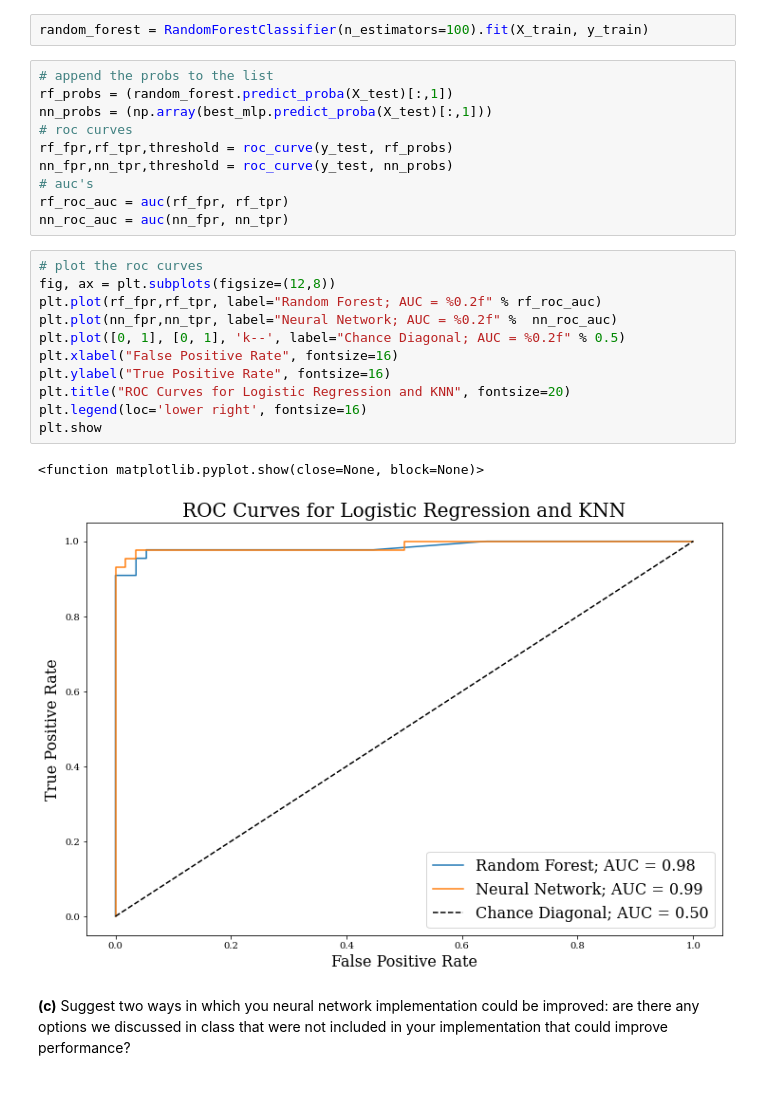
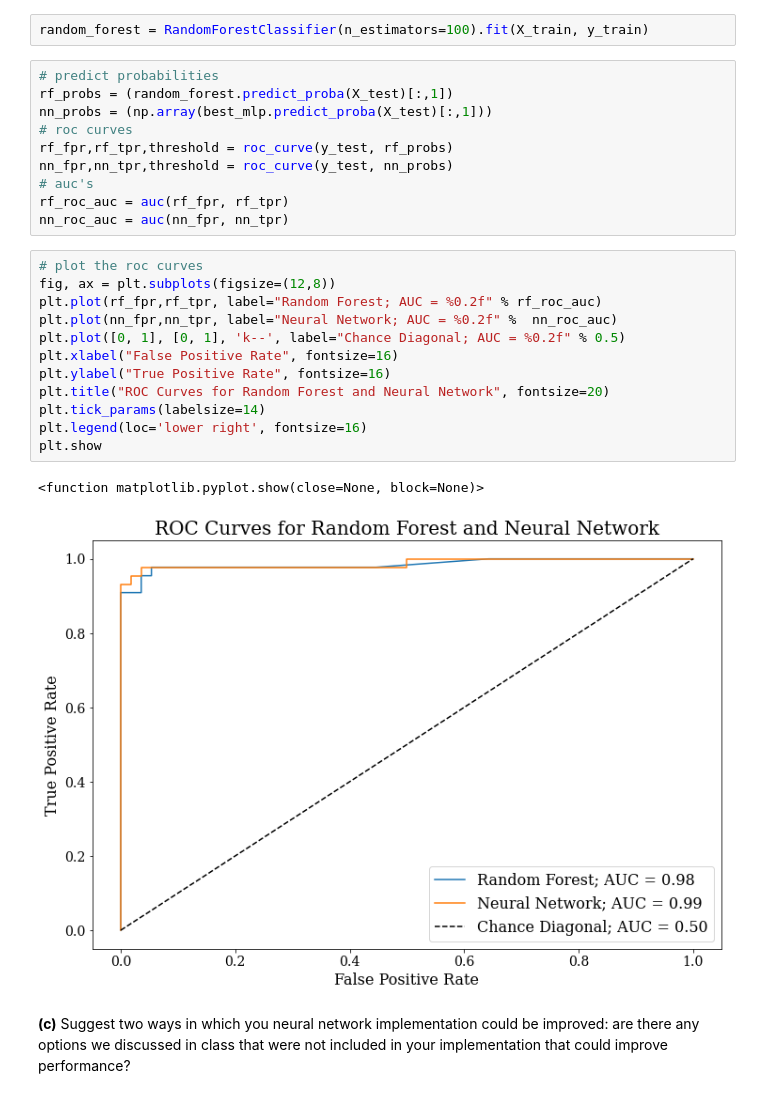
Before and after one commit to sdonatileach/Machine-Learning, a Jupyter notebook: Assignment_4.ipynb, the cells around one changed output. Saved outputs shown, nothing was run; the diff lists cells and outputs as text.

```diff
--- a/Assignment_4.ipynb
+++ b/Assignment_4.ipynb
@@ -964,7 +1081,7 @@ Report your performance on the test data with an ROC curve and compare against t
 # %%
 random_forest = RandomForestClassifier(n_estimators=100).fit(X_train, y_train)
 # %%
-# append the probs to the list
+# predict probabilities
 rf_probs = (random_forest.predict_proba(X_test)[:,1])
 nn_probs = (np.array(best_mlp.predict_proba(X_test)[:,1]))
 # roc curves
@@ -976,17 +1093,18 @@ nn_roc_auc = auc(nn_fpr, nn_tpr)
 # %%
 # plot the roc curves
 fig, ax = plt.subplots(figsize=(12,8))
 plt.plot(rf_fpr,rf_tpr, label="Random Forest; AUC = %0.2f" % rf_roc_auc)
 plt.plot(nn_fpr,nn_tpr, label="Neural Network; AUC = %0.2f" %  nn_roc_auc)
 plt.plot([0, 1], [0, 1], 'k--', label="Chance Diagonal; AUC = %0.2f" % 0.5)
 plt.xlabel("False Positive Rate", fontsize=16)
 plt.ylabel("True Positive Rate", fontsize=16)
-plt.title("ROC Curves for Logistic Regression and KNN", fontsize=20)
+plt.title("ROC Curves for Random Forest and Neural Network", fontsize=20)
+plt.tick_params(labelsize=14)
 plt.legend(loc='lower right', fontsize=16)
 plt.show
 # %% [output]
 <function matplotlib.pyplot.show(close=None, block=None)>
-[figure, old version]
+[figure, new version]
 # %% [markdown]
 **(c)** Suggest two ways in which you neural network implementation could be improved: are there any options we discussed in class that were not included in your implementation that could improve performance?
 # %% [markdown]
```
Also changed, not shown: parts of 16 cells of this notebook.
